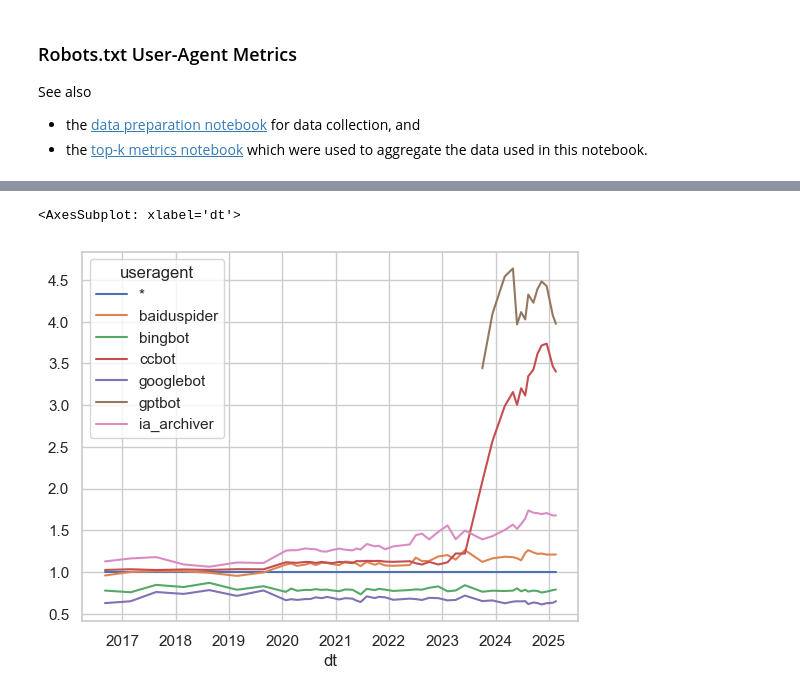
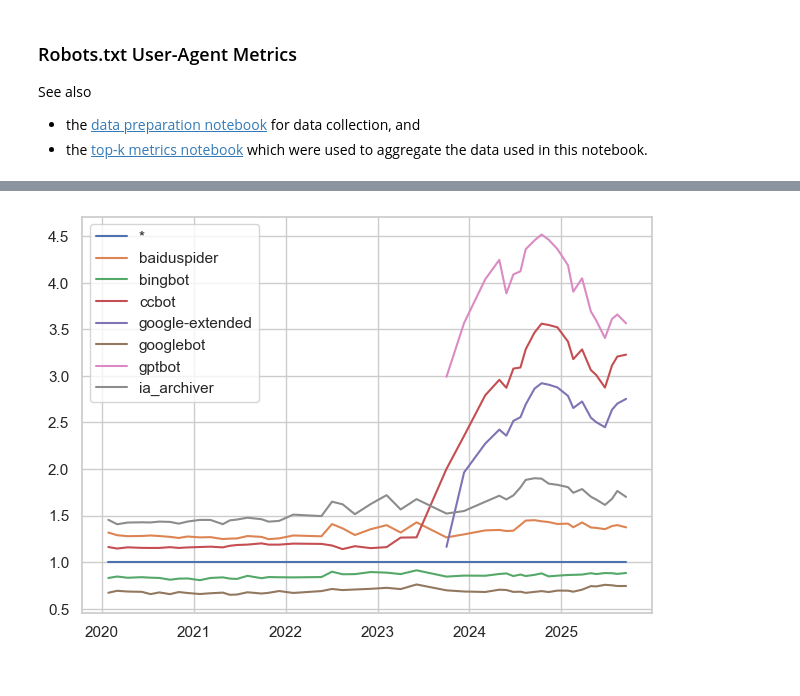
Before and after one commit to commoncrawl/robotstxt-experiments, a Jupyter notebook: src/jupyter/metrics-user-agents.ipynb, the cells around one changed output, grey strips where cells are left out. Saved outputs shown, nothing was run; the diff lists cells and outputs as text; code cells hidden in the pictures.

```diff
--- a/src/jupyter/metrics-user-agents.ipynb
+++ b/src/jupyter/metrics-user-agents.ipynb
@@ -363,22 +391,28 @@ ax.get_figure().savefig('img/robotstxt-and-http-ccbot-disallowed.pdf', transpare
 # %%
 # comparing user-agents by the number of disallowed sites
-# ratio: disallowed for user-agent x / disallowed the for wildcard user-agent
+# ratio: disallowed for user-agent x / disallowed for the wildcard user-agent
 
 df = df_user_agent_counts
-user_agents = ['*', 'ccbot', 'googlebot', 'bingbot', 'baiduspider', 'ia_archiver', 'gptbot']
-top_k = '10k'
+user_agents = ['*', 'ccbot', 'googlebot', 'bingbot', 'baiduspider', 'ia_archiver',
+               'gptbot', 'google-extended'] # 'chatgpt-user', 'claudebot', 'anthropic-ai',
+top_k = '50k'
 df = df[df['useragent'].isin(user_agents) & (df['top-k'] == top_k)]
 d1 = df[['dt', 'top-k', 'useragent', '*-disallow-all']]
 d2 = d1[d1['useragent'] == '*'][['dt', 'top-k', '*-disallow-all']]
 df = d1.merge(d2, on=['dt', 'top-k'], suffixes=('', '_wildcard'))
 # normalize: number of disallowed sites / number of disallowed sites for wildcard user-agent
 df['*-disallow-all-normalized'] = df['*-disallow-all'] / df['*-disallow-all_wildcard']
-df[['dt', 'useragent', '*-disallow-all-normalized']].pivot(
-    index='dt', columns='useragent', values='*-disallow-all-normalized').plot(
-    )
+# from 2020 onwards
+df = df[df['dt'] >= datetime.date(2020, 1, 1)]
+ax = df[['dt', 'useragent', '*-disallow-all-normalized']].pivot(
+        index='dt', columns='useragent', values='*-disallow-all-normalized').plot(
+    kind='line', style='-', title='')
+ax.get_legend().set_title('')
+ax.get_figure().tight_layout()
+ax.xaxis.set_label_text('')
+ax.get_figure().savefig('img/robotstxt-bias-user-agents-normalized.pdf', transparent=True)
 # %% [output]
-<AxesSubplot: xlabel='dt'>
-[figure, old version]
+[figure, new version]
 # %%
 #
 
```
Also changed, not shown: parts of 23 cells of this notebook, 7 other files.
